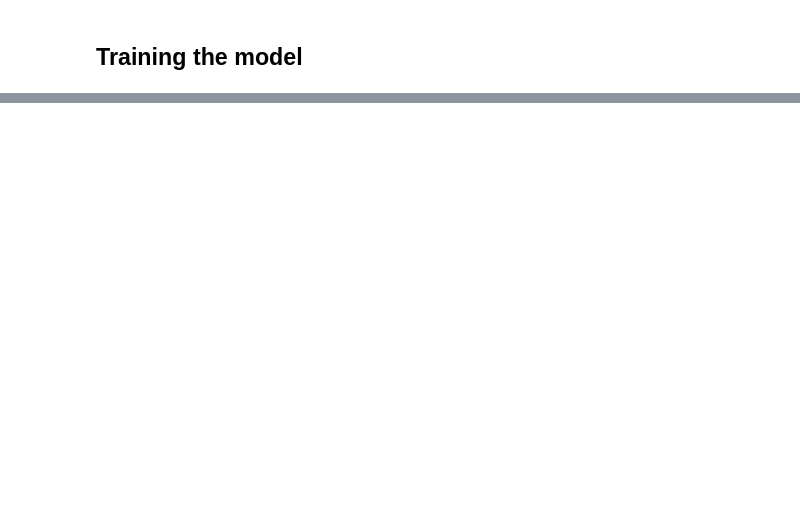
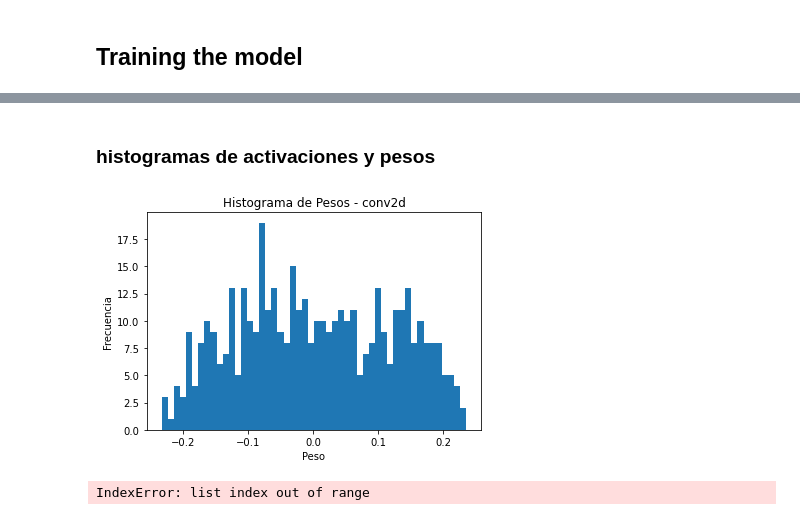
Before and after one commit to Lucasamorales/Computer_vision, a Jupyter notebook: image_clasification.ipynb, the cells around one changed output, grey strips where cells are left out. Saved outputs shown, nothing was run; the diff lists cells and outputs as text; code cells hidden in the pictures; blank space fills up the shorter version.

```diff
--- a/image_clasification.ipynb
+++ b/image_clasification.ipynb
@@ -213,0 +324,13 @@ plt.show()
+# %% [markdown]
+### histogramas de activaciones y pesos
+# %%
+for layer in model.layers:
+    weights = layer.get_weights()
+    plt.hist(weights[0].flatten(), bins=50)
+    plt.title('Histograma de Pesos - ' + layer.name)
+    plt.xlabel('Peso')
+    plt.ylabel('Frecuencia')
+    plt.show()
+# %% [output]
+[figure, added]
+IndexError: list index out of range
```
Also changed, not shown: parts of 22 cells of this notebook, 8 other files.
